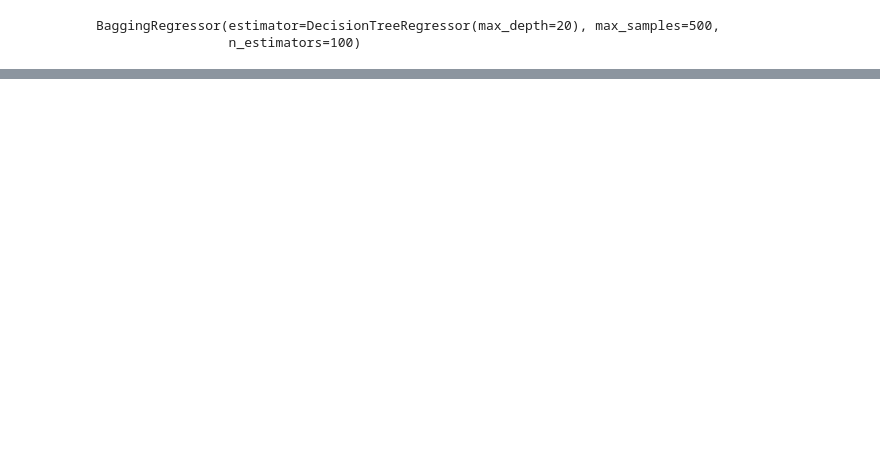
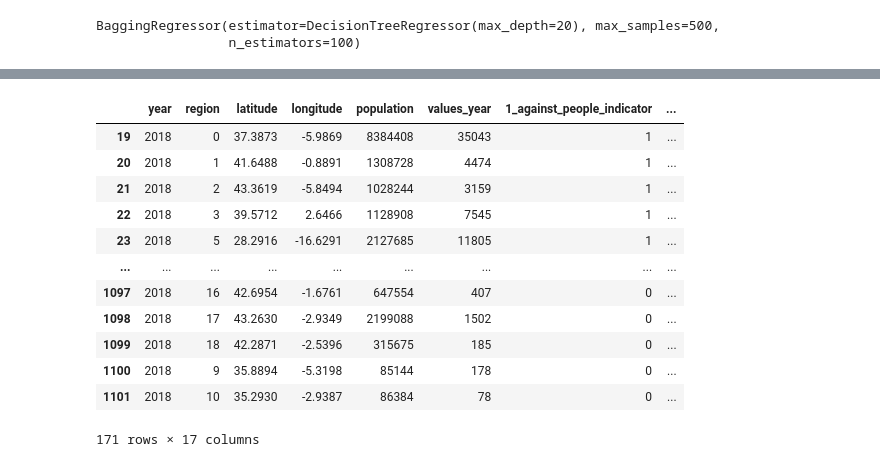
Before and after one commit to ivanalonsom/Project6, a Jupyter notebook: main.ipynb, the cells around one changed output, grey strips where cells are left out. Cells and saved outputs as stored; diff of their text form; code cells hidden in the pictures; blank space fills up the shorter version.

```diff
--- a/main.ipynb
+++ b/main.ipynb
@@ -400,7 +246,7 @@ X_test_2018 = df_total_values_2018.drop(columns=['values_year'])
 y_train_201017 = df_total_values_201017['values_year']
 y_test_2018 = df_total_values_2018['values_year']
 # %%
-X_train_norm_201017 = normalizer.fit_transform(X_train_201017)
+X_train_norm_201017 = normalizer.transform(X_train_201017)
 
 X_test_norm_18 = normalizer.transform(X_test_2018)
 # %%
@@ -416,0 +265,2 @@ bagging_reg_norm_2018.fit(X_train_norm_201017, y_train_201017)
+# %%
+X_test_2018 = X_test_2018.drop(columns=['prediction', 'real'])
@@ -422,0 +279,4 @@ print("R2 score", bagging_reg_norm.score(X_test_norm_18, y_test_2018))
+# %%
+df_total_values_2018["predict"] = pred_norm_2018
+
+df_total_values_2018["predict"] = pred_norm_2018
@@ -422,0 +294,16 @@ print("R2 score", bagging_reg_norm.score(X_test_norm_18, y_test_2018))
+# %%
+df_total_values_2018
+# %% [output]
+|  | year | region | latitude | longitude | population | values_year | 1_against_people_indicator | ... |
+| 19 | 2018 | 0 | 37.3873 | -5.9869 | 8384408 | 35043 | 1 | ... |
+| 20 | 2018 | 1 | 41.6488 | -0.8891 | 1308728 | 4474 | 1 | ... |
+| 21 | 2018 | 2 | 43.3619 | -5.8494 | 1028244 | 3159 | 1 | ... |
+| 22 | 2018 | 3 | 39.5712 | 2.6466 | 1128908 | 7545 | 1 | ... |
+| 23 | 2018 | 5 | 28.2916 | -16.6291 | 2127685 | 11805 | 1 | ... |
+| ... | ... | ... | ... | ... | ... | ... | ... | ... |
+| 1097 | 2018 | 16 | 42.6954 | -1.6761 | 647554 | 407 | 0 | ... |
+| 1098 | 2018 | 17 | 43.2630 | -2.9349 | 2199088 | 1502 | 0 | ... |
+| 1099 | 2018 | 18 | 42.2871 | -2.5396 | 315675 | 185 | 0 | ... |
+| 1100 | 2018 | 9 | 35.8894 | -5.3198 | 85144 | 178 | 0 | ... |
+| 1101 | 2018 | 10 | 35.2930 | -2.9387 | 86384 | 78 | 0 | ... |
+171 rows × 17 columns
```
Also changed, not shown: parts of 45 cells of this notebook, 4 other files.
